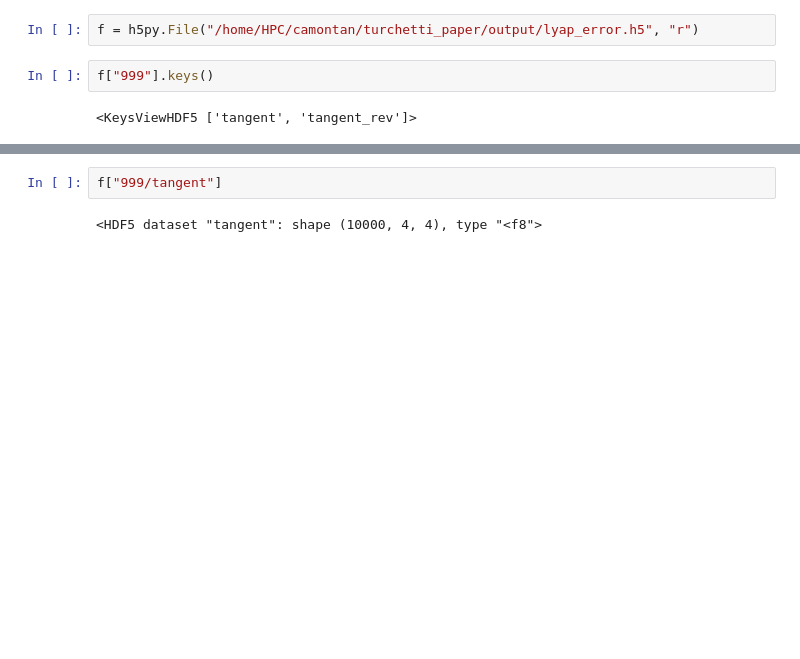
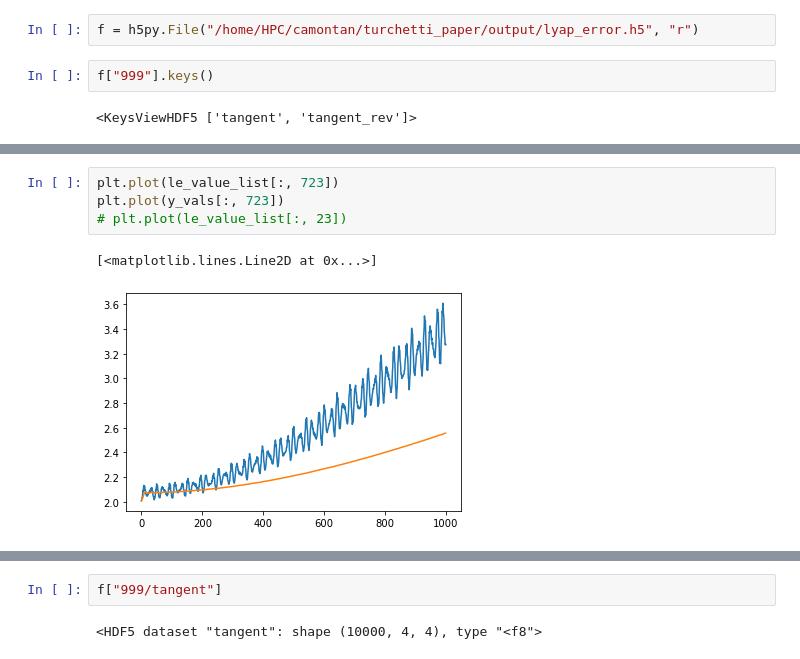
Before and after one commit to carlidel/tangent_map, a Jupyter notebook: tests.ipynb, the cells around one changed output, grey strips where cells are left out. Drawn from its saved outputs; the diff is of its cells as text; blank space fills up the shorter version.

```diff
--- a/tests.ipynb
+++ b/tests.ipynb
@@ -241,0 +289,7 @@ f["999"].keys()
+# %%
+plt.plot(le_value_list[:, 723])
+plt.plot(y_vals[:, 723])
+# plt.plot(le_value_list[:, 23])
+# %% [output]
+[<matplotlib.lines.Line2D at 0x...>]
+[figure, added]
```
Also changed, not shown: parts of 10 cells of this notebook, 13 other files.
